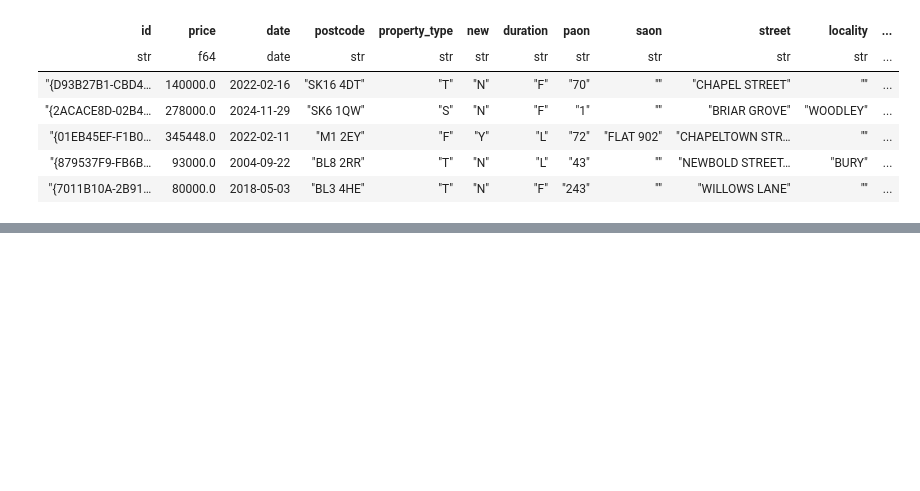
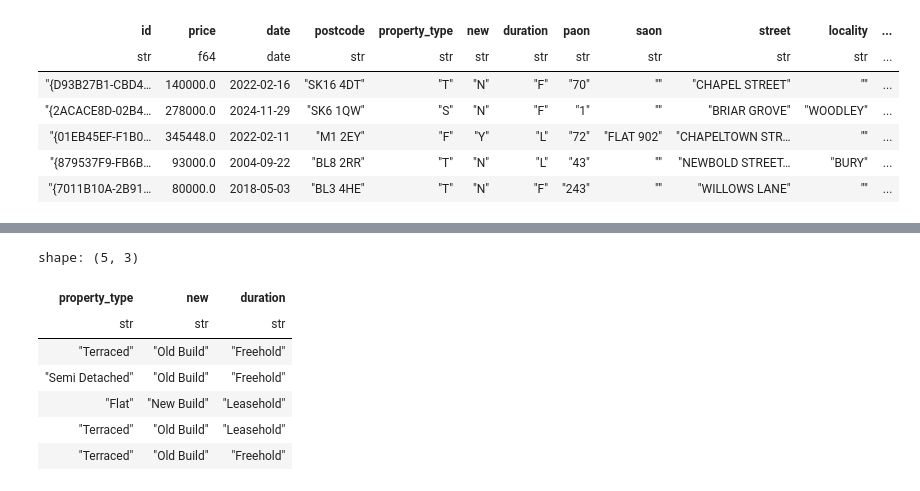
Before and after one commit to Luca-maxwell99/manchester-property-challenge-lbg, a Jupyter notebook: notebooks/data_wrangling.ipynb, the cells around one changed output, grey strips where cells are left out. Drawn from its saved outputs; the diff is of its cells as text; code cells hidden in the pictures; blank space fills up the shorter version.

Commit message:
feat: complete data wrangling and enrichment, ready for analysis

```diff
--- a/notebooks/exploration_01.ipynb
+++ b/notebooks/data_wrangling.ipynb
@@ -256,0 +261,6 @@ shape: (5, 16)
+# %%
+# Check for missing values
+prop_df.null_count()
+
+# Drop rows with missing geospatial data by filtering lat and long is not null
+prop_df = prop_df.filter(pl.col("lat").is_not_null() & pl.col("long").is_not_null())
@@ -256,0 +275,38 @@ shape: (5, 16)
+# %%
+# Define mapping dictionaries
+property_type_map = {
+    "F": "Flat",
+    "S": "Semi Detached",
+    "D": "Detached",
+    "T": "Terraced",
+    "O": "Other (Non Residential)"
+}
+
+new_build_map = {
+    "Y": "New Build",
+    "N": "Old Build"
+}
+
+duration_map = {
+    "F": "Freehold",
+    "L": "Leasehold"
+}
+
+# Apply mappings using replace()
+prop_df = prop_df.with_columns([
+    pl.col("property_type").replace(property_type_map).alias("property_type"),
+    pl.col("new").replace(new_build_map).alias("new"),
+    pl.col("duration").replace(duration_map).alias("duration")
+])
+
+# Validate result
+prop_df.select(["property_type", "new", "duration"]).head()
+# %% [output]
+shape: (5, 3)
+| property_type | new | duration |
+| str | str | str |
+| "Terraced" | "Old Build" | "Freehold" |
+| "Semi Detached" | "Old Build" | "Freehold" |
+| "Flat" | "New Build" | "Leasehold" |
+| "Terraced" | "Old Build" | "Leasehold" |
+| "Terraced" | "Old Build" | "Freehold" |
```
Also changed, not shown: parts of 10 cells of this notebook.
